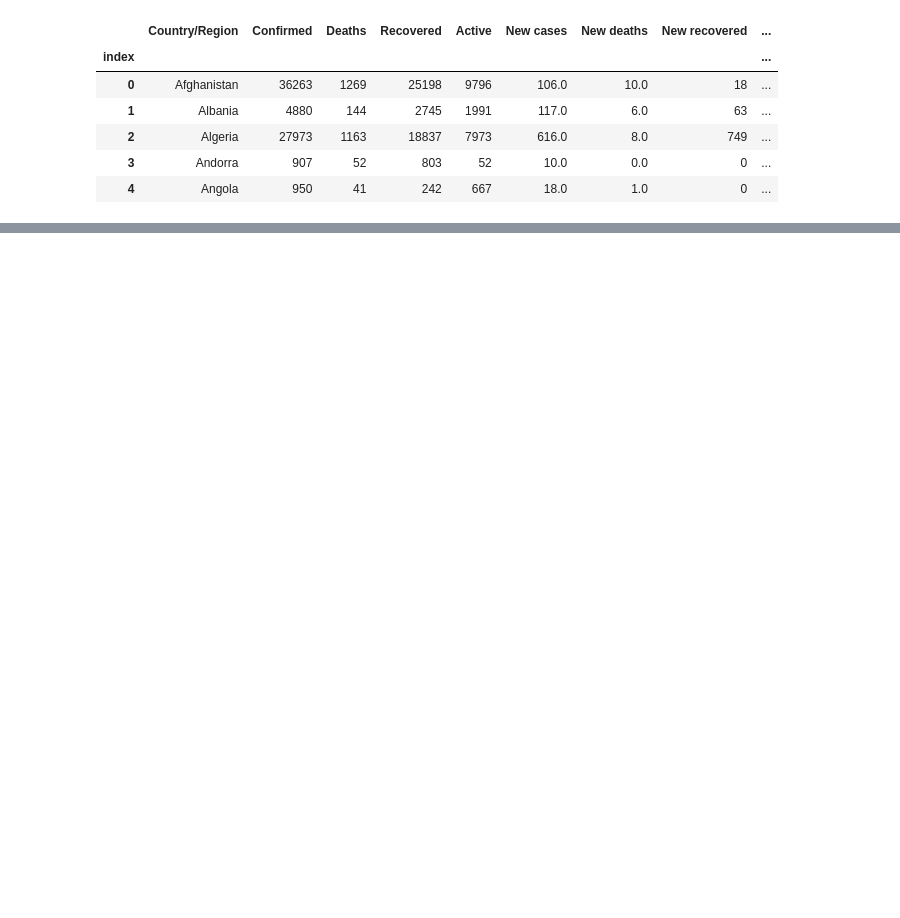
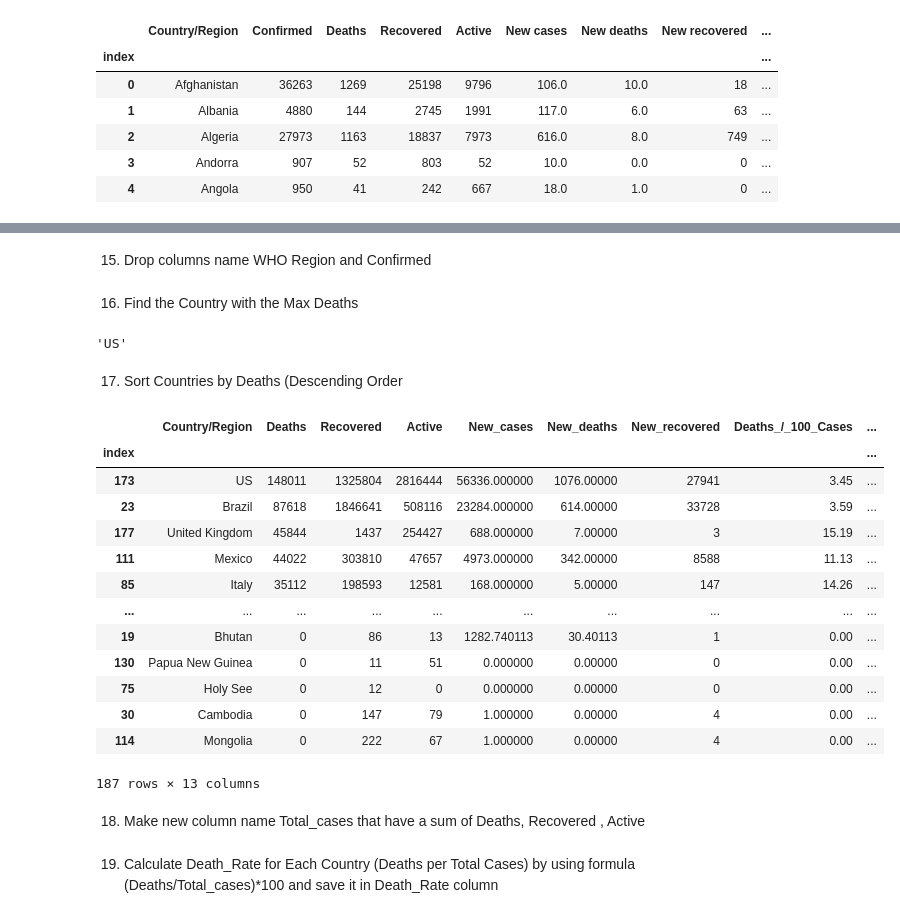
Before and after one commit to Bilalraza617/SMIT-assignment, a Jupyter notebook: pandas.ipynb, the cells around one changed output, grey strips where cells are left out. Saved outputs shown, nothing was run; the diff lists cells and outputs as text; code cells hidden in the pictures; blank space fills up the shorter version.

```diff
--- a/pandas.ipynb
+++ b/pandas.ipynb
@@ -60,0 +95,4 @@ missing values.
+# %%
+numeric_columns = df.select_dtypes(include=['number'])
+df.fillna(numeric_columns.mean(), inplace=True)
+df.isnull().sum()
@@ -60,0 +182,4 @@ missing values.
+# %%
+df['Deaths'] = pd.to_numeric(df['Deaths'], errors='coerce')
+mean_deaths = df['Deaths'].mean()
+df['Deaths'].fillna(mean_deaths, inplace=True)
@@ -60,0 +229,2 @@ missing values.
+# %% [markdown]
+15. Drop columns name WHO Region and Confirmed
@@ -60,0 +233,27 @@ missing values.
+# %% [markdown]
+16. Find the Country with the Max Deaths
+# %%
+df.loc[df['Deaths'].idxmax(), 'Country/Region']
+# %% [output]
+'US'
+# %% [markdown]
+ 17. Sort Countries by Deaths (Descending Order
+# %%
+df.sort_values(by='Deaths', ascending=False)
+# %% [output]
+|  | Country/Region | Deaths | Recovered | Active | New_cases | New_deaths | New_recovered | Deaths_/_100_Cases | ... |
+| index |  |  |  |  |  |  |  |  | ... |
+| 173 | US | 148011 | 1325804 | 2816444 | 56336.000000 | 1076.00000 | 27941 | 3.45 | ... |
+| 23 | Brazil | 87618 | 1846641 | 508116 | 23284.000000 | 614.00000 | 33728 | 3.59 | ... |
+| 177 | United Kingdom | 45844 | 1437 | 254427 | 688.000000 | 7.00000 | 3 | 15.19 | ... |
+| 111 | Mexico | 44022 | 303810 | 47657 | 4973.000000 | 342.00000 | 8588 | 11.13 | ... |
+| 85 | Italy | 35112 | 198593 | 12581 | 168.000000 | 5.00000 | 147 | 14.26 | ... |
+| ... | ... | ... | ... | ... | ... | ... | ... | ... | ... |
+| 19 | Bhutan | 0 | 86 | 13 | 1282.740113 | 30.40113 | 1 | 0.00 | ... |
+| 130 | Papua New Guinea | 0 | 11 | 51 | 0.000000 | 0.00000 | 0 | 0.00 | ... |
+| 75 | Holy See | 0 | 12 | 0 | 0.000000 | 0.00000 | 0 | 0.00 | ... |
+| 30 | Cambodia | 0 | 147 | 79 | 1.000000 | 0.00000 | 4 | 0.00 | ... |
+| 114 | Mongolia | 0 | 222 | 67 | 1.000000 | 0.00000 | 4 | 0.00 | ... |
+187 rows × 13 columns
+# %% [markdown]
+18. Make new column name Total_cases that have a sum of Deaths, Recovered , Active
@@ -60,0 +262,2 @@ missing values.
+# %% [markdown]
+19. Calculate Death_Rate for Each Country (Deaths per Total Cases) by using formula (Deaths/Total_cases)*100 and save it in Death_Rate column
```
Also changed, not shown: parts of 35 cells of this notebook, 1 other file.
